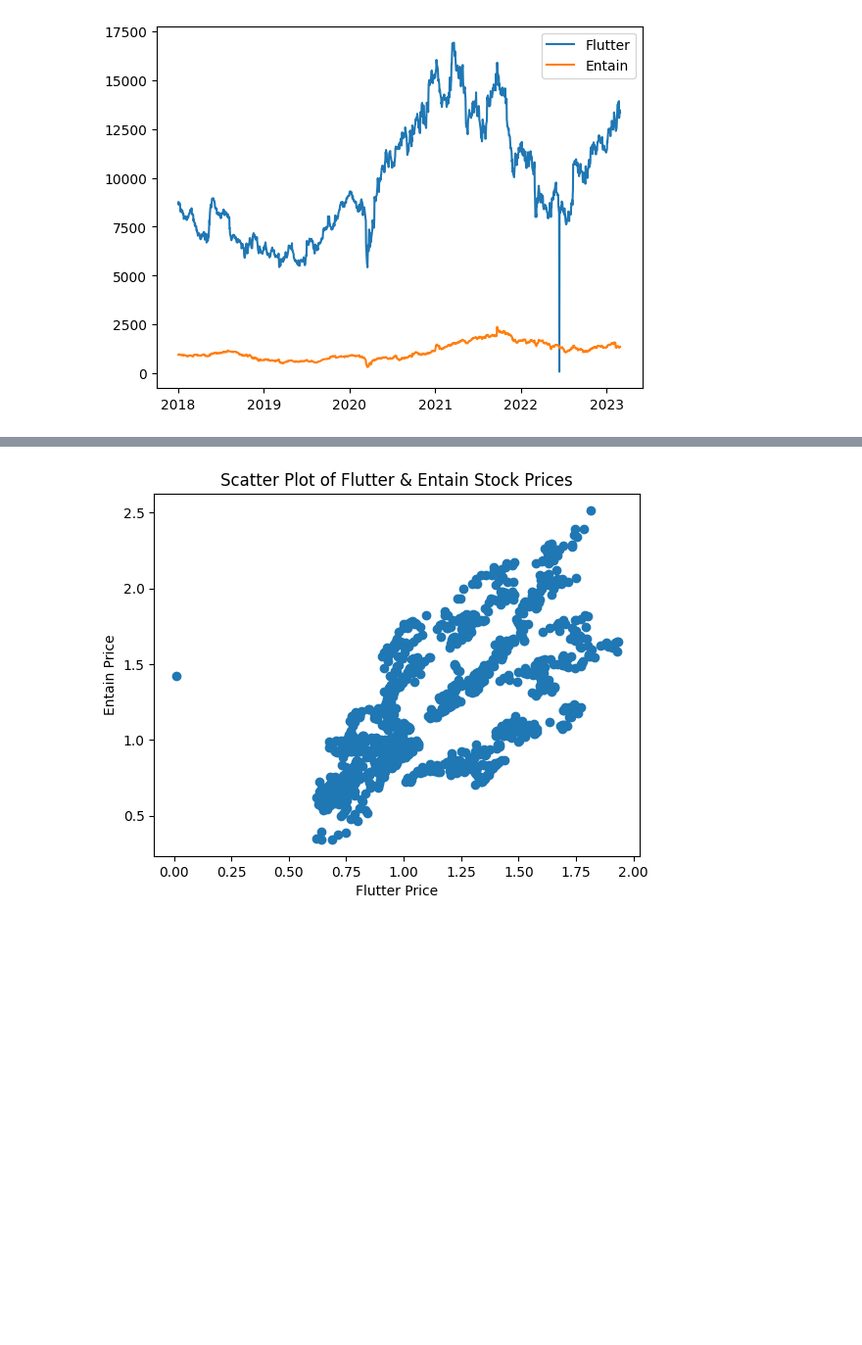
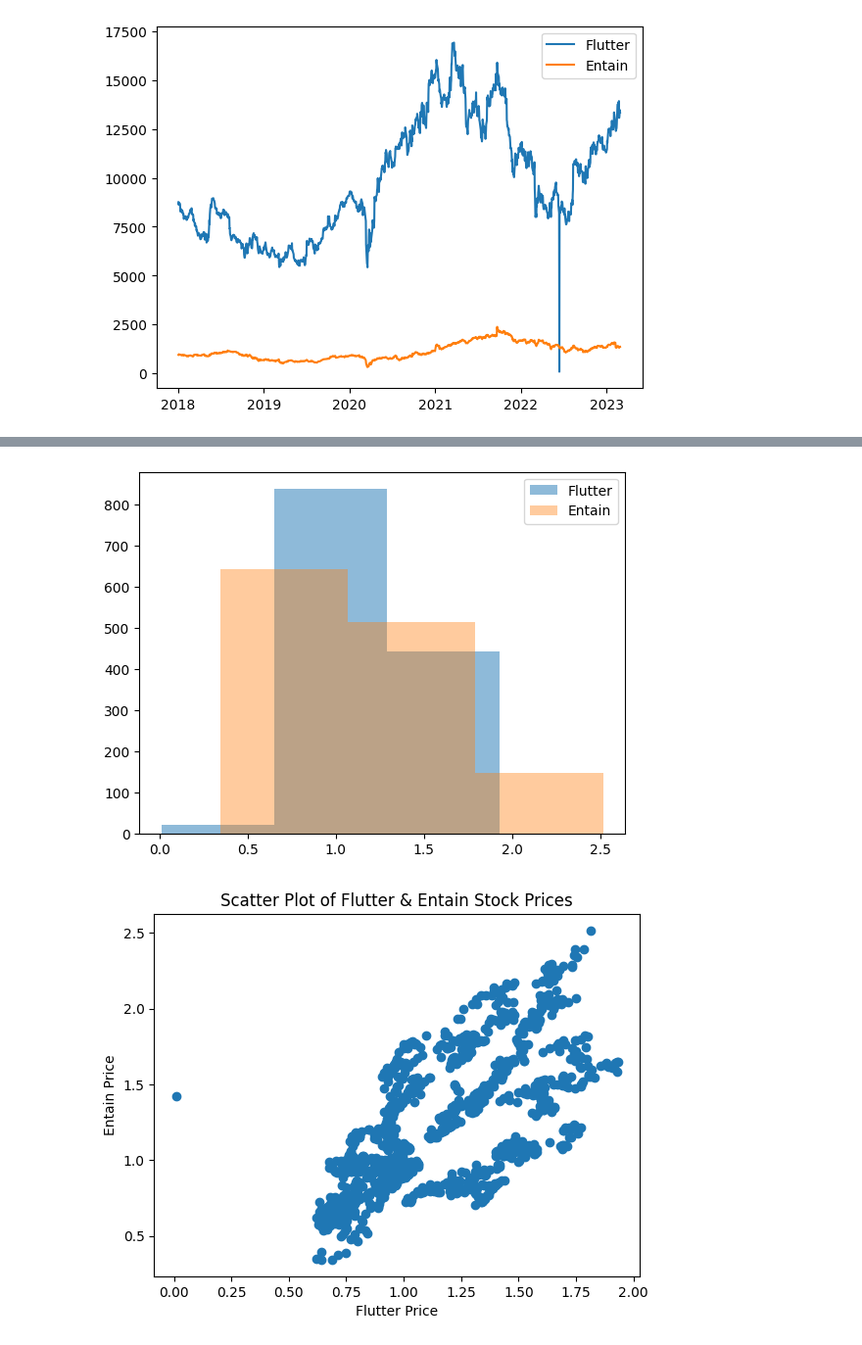
Before and after one commit to Gitmsherbert/-UCDPA_Mark_Herbert, a Jupyter notebook: FLTR_Panda.ipynb, the cells around one changed output, grey strips where cells are left out. Shown at 98% size. Cells and saved outputs as stored; diff of their text form; code cells hidden in the pictures; blank space fills up the shorter version.

```diff
--- a/FLTR_Panda.ipynb
+++ b/FLTR_Panda.ipynb
@@ -591,3 +547,19 @@ Requirement already satisfied: six>=1.5 in /Users/markherbert/opt/anaconda3/lib/
+# %%
+#Also using the normalised data I have the two stocks 'Close' distributuion on a Histogram.
+
+# Plot histogram of FLTR
+plt.hist(df_FLTR_norm, bins=3, alpha=0.5, label='Flutter')
+
+# Plot histogram of ENT
+plt.hist(df_ENT_norm, bins=3, alpha=0.4, label='Entain')
+
+#legend added
+plt.legend()
+
+# Display plot
+plt.show()
+# %% [output]
+[figure, added]
 # %%
 # Scatter plot comparison with normalised data
 plt.scatter(df_FLTR_norm, df_ENT_norm)
```
Also changed, not shown: parts of 25 cells of this notebook.
